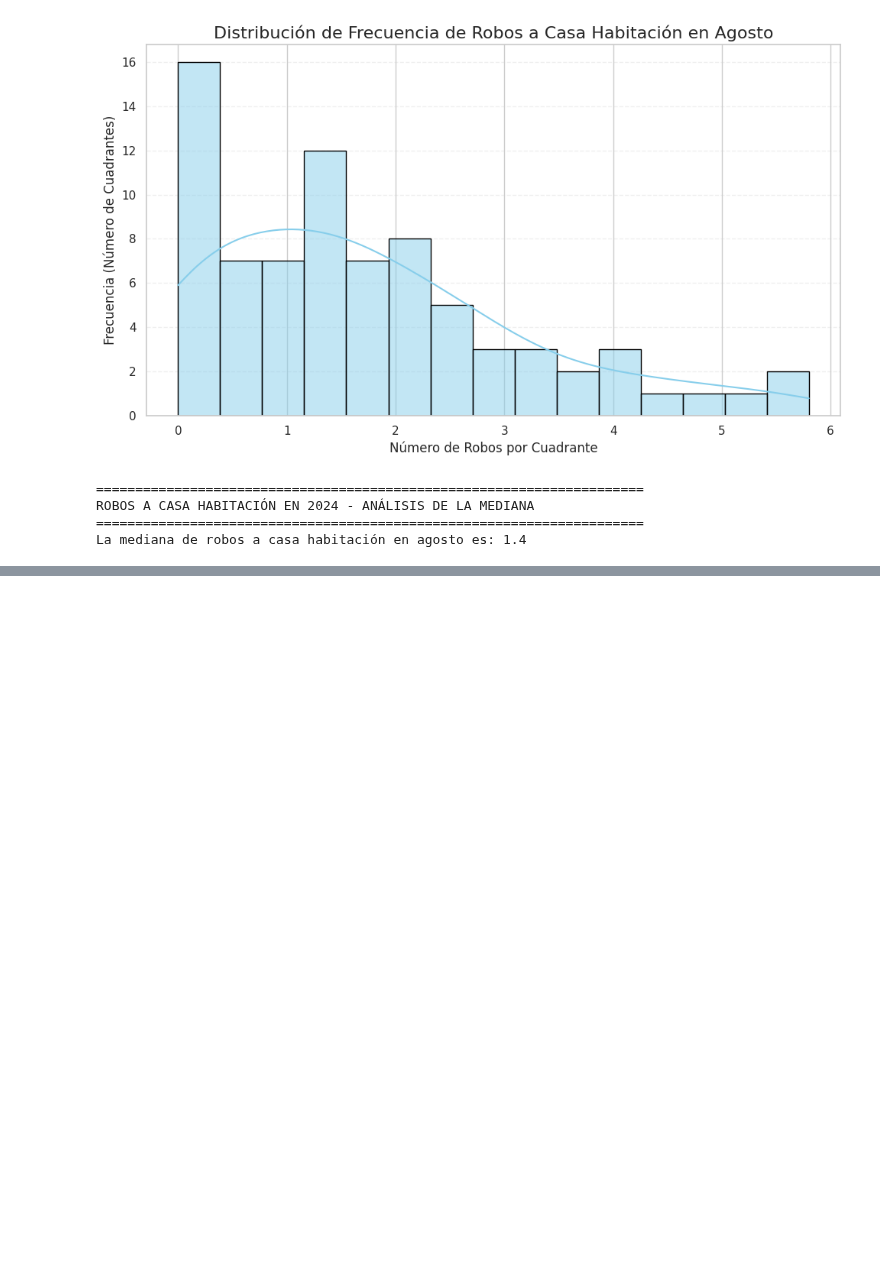
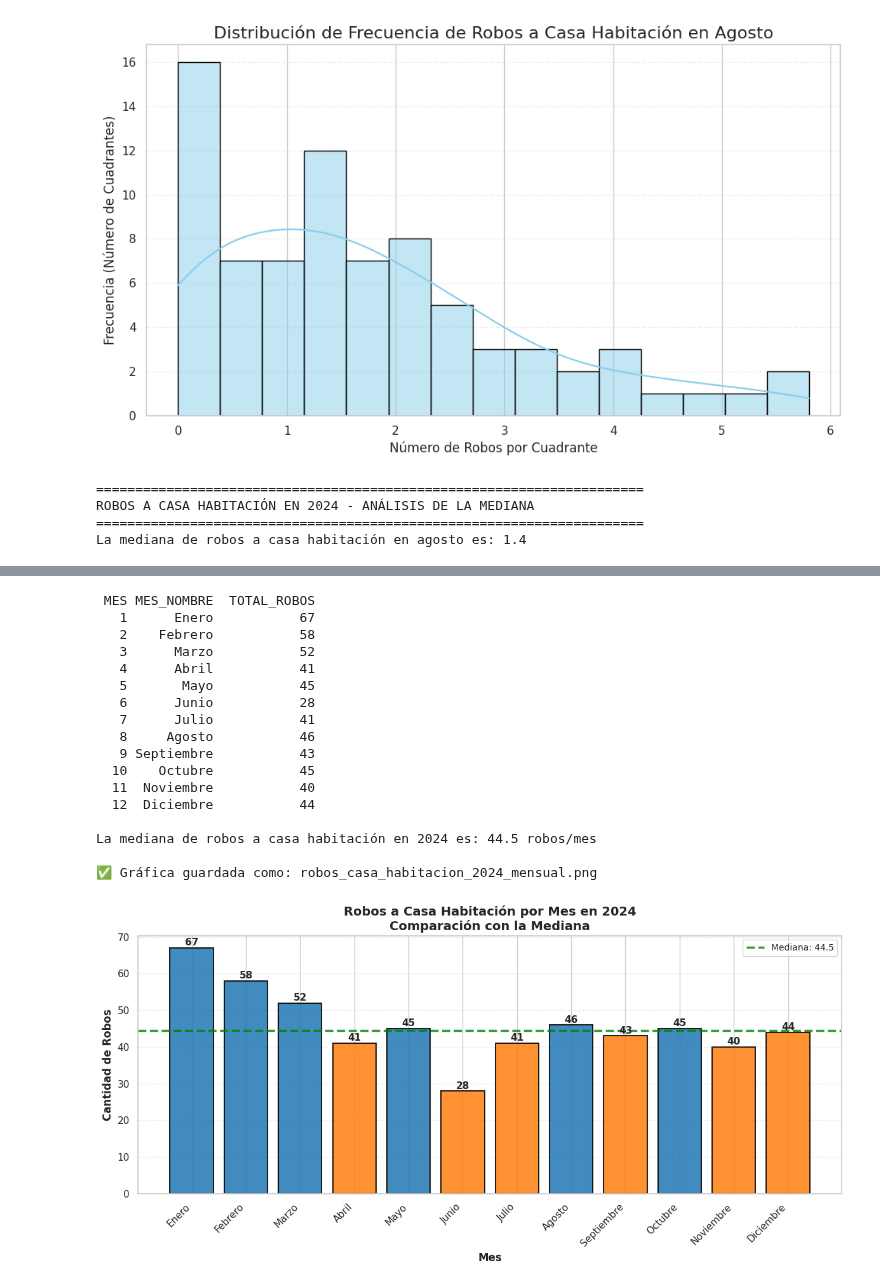
Before and after one commit to CLA-TI3001C-AD2025-G100/A01563230-EDA, a Jupyter notebook: FICOSEC.ipynb, the cells around one changed output, grey strips where cells are left out. Saved outputs shown, nothing was run; the diff lists cells and outputs as text; code cells hidden in the pictures; blank space fills up the shorter version.

```diff
--- a/FICOSEC.ipynb
+++ b/FICOSEC.ipynb
@@ -1392,0 +1234,67 @@ Ocurrió un error durante el procesamiento de datos: '--#007ACC' is not a valid
+# %%
+# Crear un gráfico de barras para visualizar la distribución de los 3 tipos de robos en el dataset completo DE IPH_robos_2015_2025.csv
+import pandas as pd
+import matplotlib.pyplot as plt
+# Cargar datos
+df = pd.read_excel('IPH_robos_2015_2025_tecmty.xlsx')
+# Filtrar datos para robos a casa habitación en 2024
+df_2024 = df[(df['AÑO'] == 2024) & (df['TIPO'] == 'ROBO A CASA HABITACION')]
+# Contar robos por mes
+robos_por_mes_2024 = df_2024.groupby('MES').size().reset_index(name='TOTAL_ROBOS')
+# Asegurar que todos los meses estén representados
+meses_completo = pd.DataFrame({'MES': range(1, 13)})
+robos_por_mes_2024 = meses_completo.merge(robos_por_mes_2024, on='MES', how='left')
+robos_por_mes_2024['TOTAL_ROBOS'] = robos_por_mes_2024['TOTAL_ROBOS'].fillna(0).astype(int)
+# Nombres de los meses en español
+nombres_meses = ['Enero', 'Febrero', 'Marzo', 'Abril', 'Mayo', 'Junio',
+                 'Julio', 'Agosto', 'Septiembre', 'Octubre', 'Noviembre', 'Diciembre']
+robos_por_mes_2024['MES_NOMBRE'] = robos_por_mes_2024['MES'].map({i+1: nombres_meses[i] for i in range(12)})
+# Calcular mediana
+mediana_robos_2024 = robos_por_mes_2024['TOTAL_ROBOS'].median()
+print("\n" + robos_por_mes_2024[['MES', 'MES_NOMBRE', 'TOTAL_ROBOS']].to_string(index=False))
+print(f"\nLa mediana de robos a casa habitación en 2024 es: {mediana_robos_2024:.1f} robos/mes")
+# Crear figura con múltiples visualizaciones
+fig, ax2 = plt.subplots(figsize=(12, 6))
+# --- Gráfica: Robos por mes con comparación a la mediana ---
+colores_barras = ['#1f77b4' if robos >= mediana_robos_2024 else '#ff7f0e'
+                  for robos in robos_por_mes_2024['TOTAL_ROBOS']]
+bars = ax2.bar(robos_por_mes_2024['MES'], robos_por_mes_2024['TOTAL_ROBOS'],
+               color=colores_barras, edgecolor='black', linewidth=1.5, alpha=0.85)
+# Añadir línea de la mediana
+ax2.axhline(y=mediana_robos_2024, color='green', linestyle='--', linewidth=2.5,
+            label=f'Mediana: {mediana_robos_2024:.1f}', alpha=0.8)
+ax2.set_xlabel('Mes', fontsize=12, fontweight='bold')
+ax2.set_ylabel('Cantidad de Robos', fontsize=12, fontweight='bold')
+ax2.set_title('Robos a Casa Habitación por Mes en 2024\nComparación con la Mediana', fontsize=14, fontweight='bold')
+ax2.set_xticks(range(1, 13))
+ax2.set_xticklabels(nombres_meses, rotation=45, ha='right')
+ax2.grid(axis='y', alpha=0.3, linestyle='--')
+# Agregar valores en las barras
+for bar in bars:
+    height = bar.get_height()
+    ax2.text(bar.get_x() + bar.get_width() / 2, height + 0.1, str(int(height)),
+             ha='center', va='bottom', fontweight='bold', fontsize=11)
+plt.legend(fontsize=10, loc='best')
+plt.tight_layout()
+plt.savefig('robos_casa_habitacion_2024_mensual.png', dpi=300, bbox_inches='tight')
+print("\n✅ Gráfica guardada como: robos_casa_habitacion_2024_mensual.png")
+plt.show()
+# %% [output]
+ MES MES_NOMBRE  TOTAL_ROBOS
+   1      Enero           67
+   2    Febrero           58
+   3      Marzo           52
+   4      Abril           41
+   5       Mayo           45
+   6      Junio           28
+   7      Julio           41
+   8     Agosto           46
+   9 Septiembre           43
+  10    Octubre           45
+  11  Noviembre           40
+  12  Diciembre           44
+
+La mediana de robos a casa habitación en 2024 es: 44.5 robos/mes
+
+✅ Gráfica guardada como: robos_casa_habitacion_2024_mensual.png
+[figure, added]
```
Also changed, not shown: parts of 9 cells of this notebook, 7 other files.
